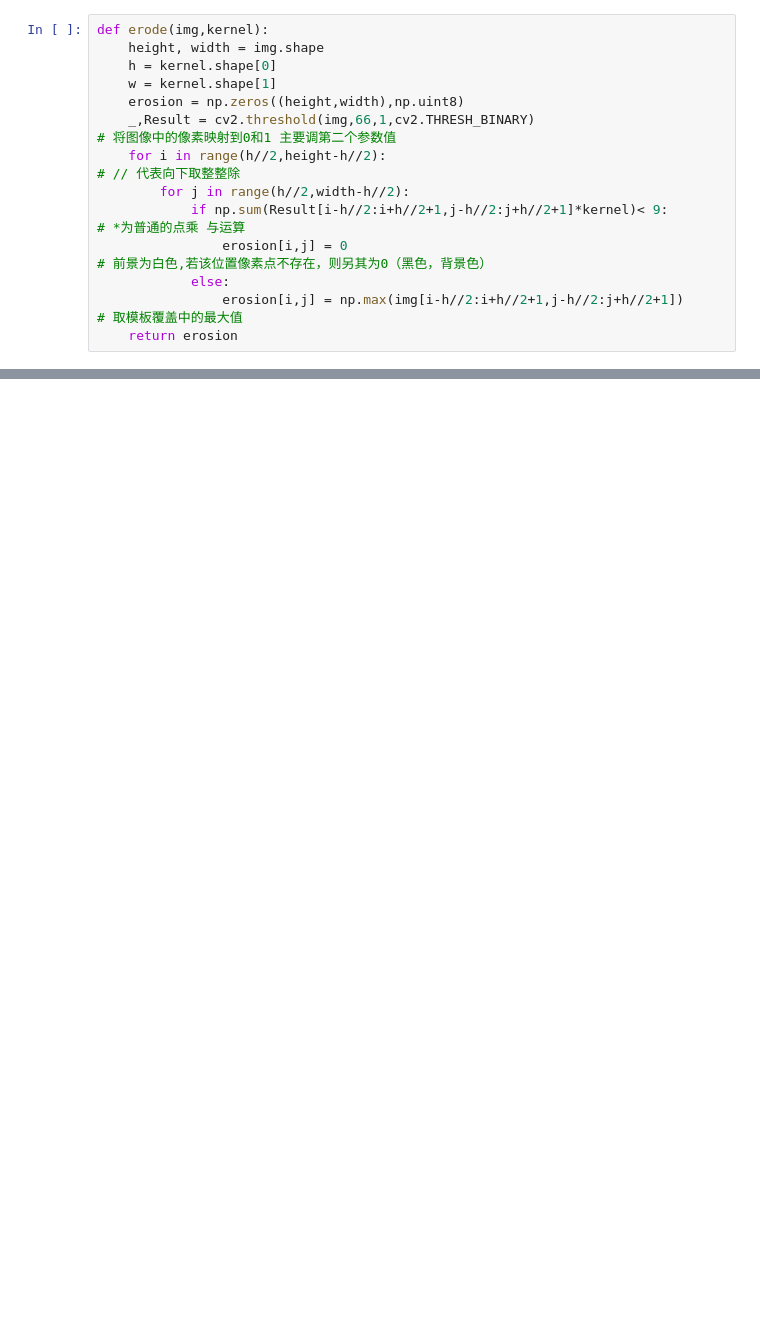
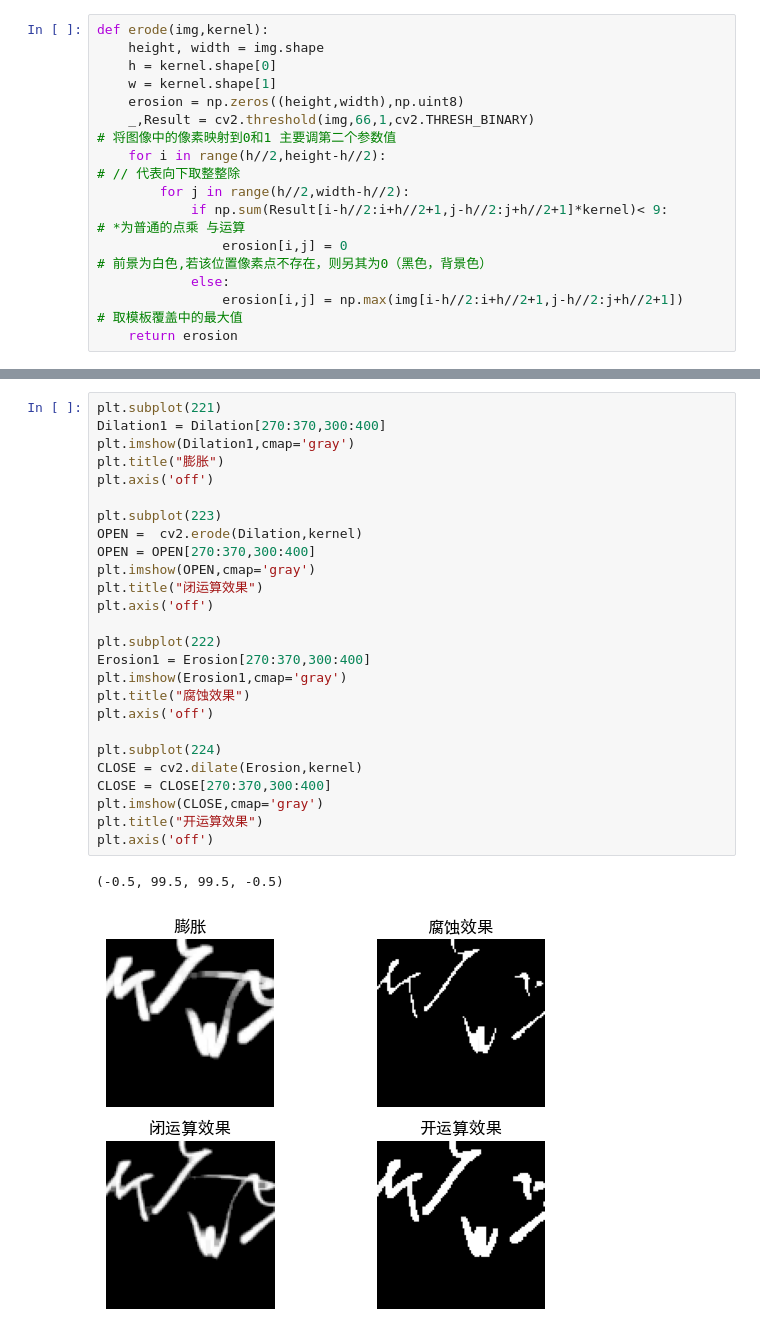
Before and after one commit to yehui2001/Python_code, a Jupyter notebook: erode_dilate.ipynb, the cells around one changed output, grey strips where cells are left out. Drawn from its saved outputs; the diff is of its cells as text; blank space fills up the shorter version.

```diff
--- a/erode_dilate.ipynb
+++ b/erode_dilate.ipynb
@@ -56,0 +71,29 @@ cv2.destroyAllWindows()
+# %%
+plt.subplot(221)
+Dilation1 = Dilation[270:370,300:400]
+plt.imshow(Dilation1,cmap='gray')
+plt.title("膨胀")
+plt.axis('off')
+
+plt.subplot(223)
+OPEN =  cv2.erode(Dilation,kernel)
+OPEN = OPEN[270:370,300:400]
+plt.imshow(OPEN,cmap='gray')
+plt.title("闭运算效果")
+plt.axis('off')
+
+plt.subplot(222)
+Erosion1 = Erosion[270:370,300:400]
+plt.imshow(Erosion1,cmap='gray')
+plt.title("腐蚀效果")
+plt.axis('off')
+
+plt.subplot(224)
+CLOSE = cv2.dilate(Erosion,kernel)
+CLOSE = CLOSE[270:370,300:400]
+plt.imshow(CLOSE,cmap='gray')
+plt.title("开运算效果")
+plt.axis('off')
+# %% [output]
+(-0.5, 99.5, 99.5, -0.5)
+[figure, added]
```
Also changed, not shown: parts of 3 cells of this notebook, 44 other files.
